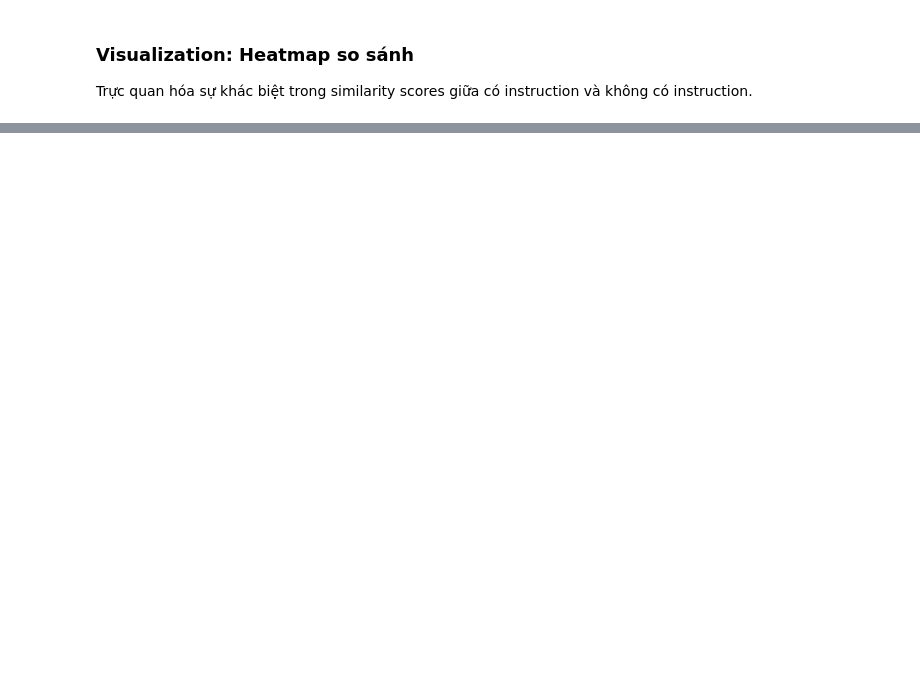
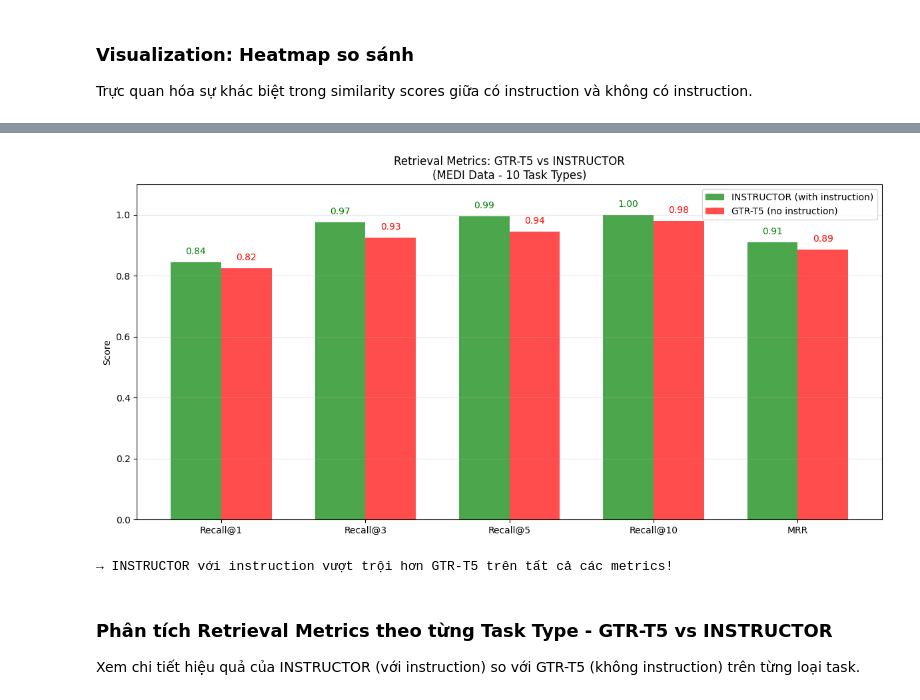
Before and after one commit to AdamNbz/CS221, a Jupyter notebook: instructor-embedding/demo.ipynb, the cells around one changed output, grey strips where cells are left out. Saved outputs shown, nothing was run; the diff lists cells and outputs as text; code cells hidden in the pictures; blank space fills up the shorter version.

```diff
--- a/instructor-embedding/demo.ipynb
+++ b/instructor-embedding/demo.ipynb
@@ -436,0 +790,19 @@ print("\n→ Với instruction mô tả task clustering, các văn bản cùng c
+# %%
+print("Đang encode corpus...")
+print("  GTR-T5 (text only)...")
+corpus_embs_gtr = gtr_model.encode(corpus_gtr, show_progress_bar=True)
+
+print("  INSTRUCTOR (with instruction)...")
+corpus_embs_inst = instructor_model.encode(corpus_inst, show_progress_bar=True)
+
+queries_inst = [s['query'] for s in multi_task_samples]
+queries_gtr = [s['query'][1] for s in multi_task_samples]  # Chỉ text
+
+print("\nĐang encode queries...")
+print("  GTR-T5...")
+query_embs_gtr = gtr_model.encode(queries_gtr, show_progress_bar=True)
+
+print("  INSTRUCTOR...")
+query_embs_inst = instructor_model.encode(queries_inst, show_progress_bar=True)
+
+print("✅ Hoàn thành encoding!")
@@ -436,0 +870,39 @@ print("\n→ Với instruction mô tả task clustering, các văn bản cùng c
+# %%
+fig, ax = plt.subplots(figsize=(12, 6))
+
+metrics_names = ['Recall@1', 'Recall@3', 'Recall@5', 'Recall@10', 'MRR']
+values_inst = [metrics_inst[m] for m in metrics_names]
+values_gtr = [metrics_gtr[m] for m in metrics_names]
+
+x = np.arange(len(metrics_names))
+width = 0.35
+
+bars1 = ax.bar(x - width/2, values_inst, width, label='INSTRUCTOR (with instruction)', color='green', alpha=0.7)
+bars2 = ax.bar(x + width/2, values_gtr, width, label='GTR-T5 (no instruction)', color='red', alpha=0.7)
+
+ax.set_ylabel('Score')
+ax.set_title(f'Retrieval Metrics: GTR-T5 vs INSTRUCTOR\n(MEDI Data - {len(selected_tasks)} Task Types)')
+ax.set_xticks(x)
+ax.set_xticklabels(metrics_names)
+ax.legend()
+ax.set_ylim(0, 1.1)
+ax.grid(True, alpha=0.3, axis='y')
+
+for bar, val in zip(bars1, values_inst):
+    ax.text(bar.get_x() + bar.get_width()/2, bar.get_height() + 0.02, f'{val:.2f}',
+            ha='center', va='bottom', fontsize=10, color='green')
+for bar, val in zip(bars2, values_gtr):
+    ax.text(bar.get_x() + bar.get_width()/2, bar.get_height() + 0.02, f'{val:.2f}',
+            ha='center', va='bottom', fontsize=10, color='red')
+
+plt.tight_layout()
+plt.show()
+
+print("\n→ INSTRUCTOR với instruction vượt trội hơn GTR-T5 trên tất cả các metrics!")
+# %% [output]
+[figure, added]
+→ INSTRUCTOR với instruction vượt trội hơn GTR-T5 trên tất cả các metrics!
+# %% [markdown]
+### Phân tích Retrieval Metrics theo từng Task Type - GTR-T5 vs INSTRUCTOR
+
+Xem chi tiết hiệu quả của INSTRUCTOR (với instruction) so với GTR-T5 (không instruction) trên từng loại task.
```
Also changed, not shown: parts of 39 cells of this notebook, 3 other files.
